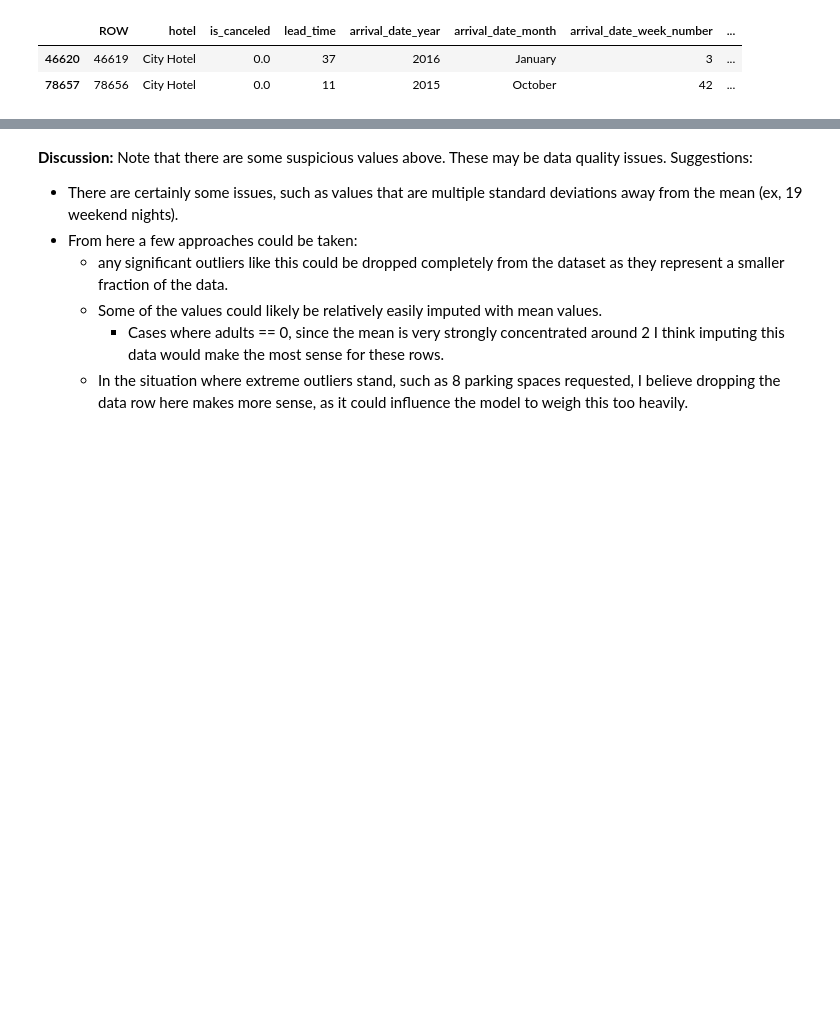
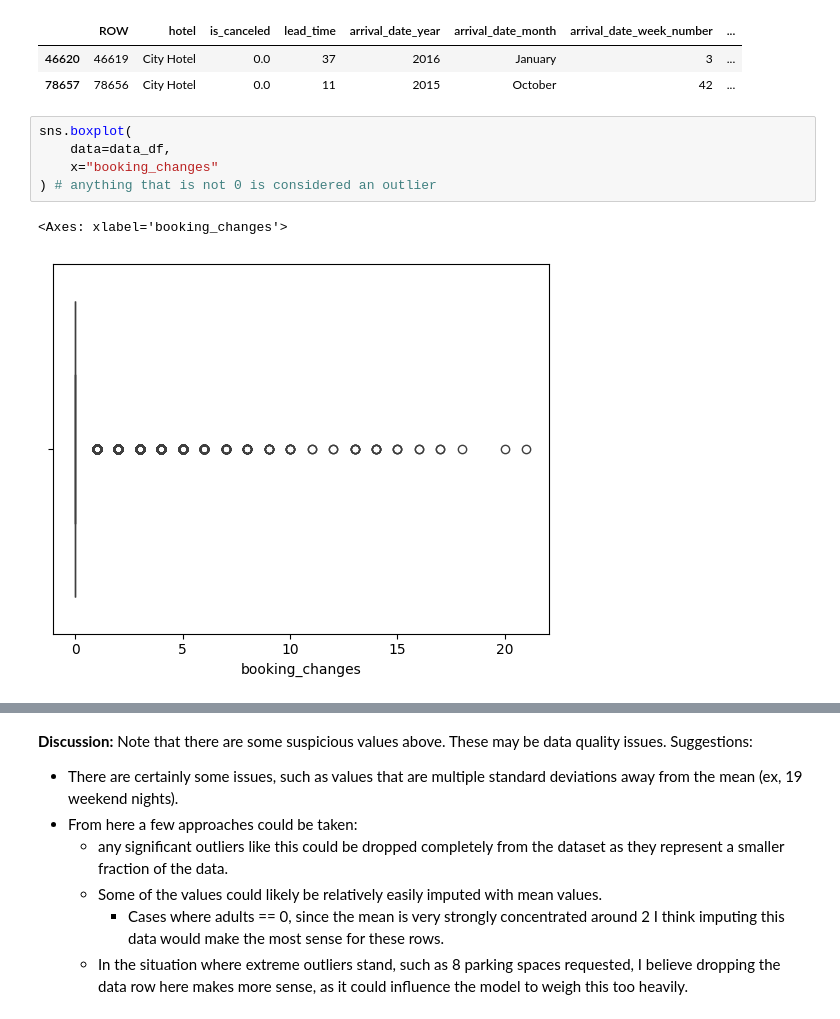
Before and after one commit to morgan1461/osu-gradtda-5622-sp26, a Jupyter notebook: course_materials/case_studies/1/GRADTDA5622-Sp23-CS1-Template_V1.ipynb, the cells around one changed output, grey strips where cells are left out. Cells and saved outputs as stored; diff of their text form; blank space fills up the shorter version.

```diff
--- a/course_materials/case_studies/1/GRADTDA5622-Sp23-CS1-Template_V1.ipynb
+++ b/course_materials/case_studies/1/GRADTDA5622-Sp23-CS1-Template_V1.ipynb
@@ -712,3 +712,11 @@ data_df[data_df['babies'] > 5]
 |  | ROW | hotel | is_canceled | lead_time | arrival_date_year | arrival_date_month | arrival_date_week_number | ... |
 | 46620 | 46619 | City Hotel | 0.0 | 37 | 2016 | January | 3 | ... |
 | 78657 | 78656 | City Hotel | 0.0 | 11 | 2015 | October | 42 | ... |
+# %%
+sns.boxplot(
+    data=data_df,
+    x="booking_changes"
+) # anything that is not 0 is considered an outlier
+# %% [output]
+<Axes: xlabel='booking_changes'>
+[figure, added]
```
Also changed, not shown: parts of 5 cells of this notebook.
